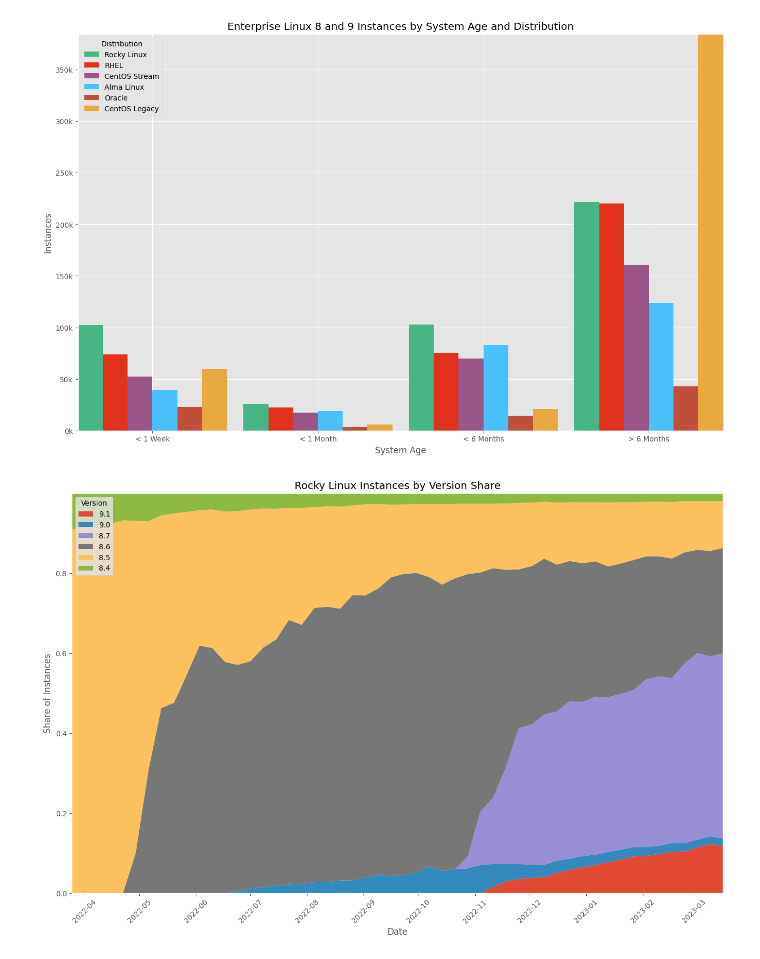
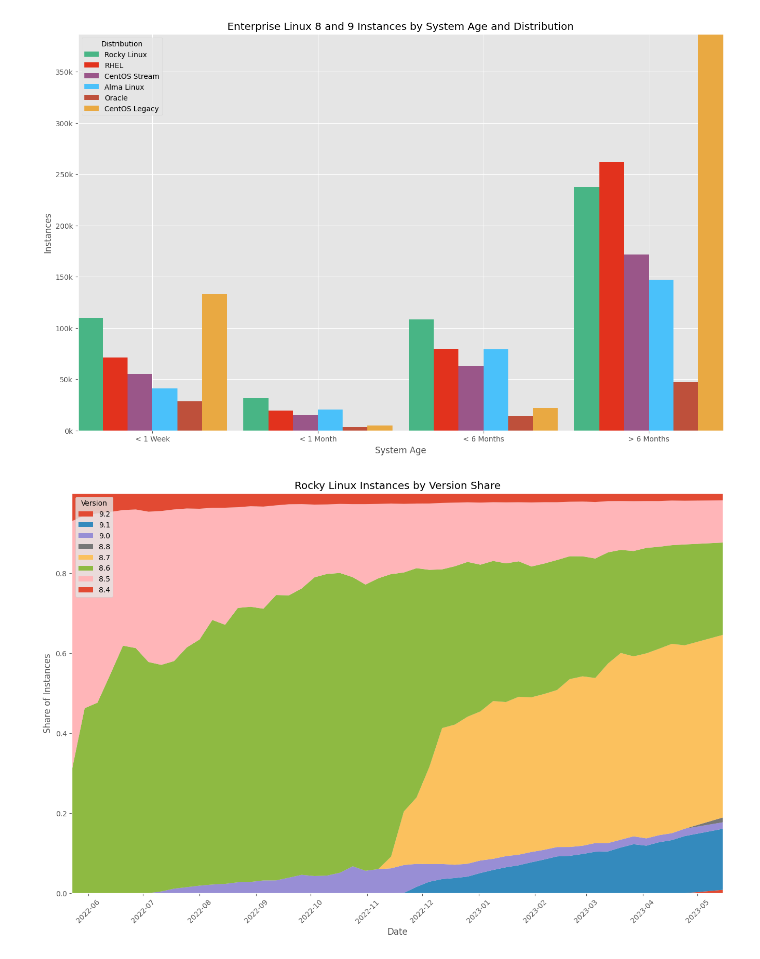
Before and after one commit to brianclemens/rocky-stats, a Jupyter notebook: epel.ipynb, the cells around one changed output. Cells and saved outputs as stored; diff of their text form; code cells hidden in the pictures.

```diff
--- a/epel.ipynb
+++ b/epel.ipynb
@@ -31,22 +30,19 @@ labels = {'AlmaLinux':'AlmaLinux', 'CentOS Linux':'CentOS Legacy', 'CentOS Strea
 # %%
 # Data import and preprocessing
 
-epel_dataframe = pd.read_csv(archivedir + '2023-04-13/epel.csv')
-
-# Drop data covered by new data
-epel_dataframe = epel_dataframe.drop(epel_dataframe[epel_dataframe['week_end'] > '2023-01-01'].index)
-
-# Concatenate new data
-epel_dataframe = pd.concat([epel_dataframe, pd.read_csv(datadir + 'epel.csv')])
+epel_dataframe = pd.read_csv(datadir + 'epel.csv')
 
 epel_dataframe['week_end'] = pd.to_datetime(epel_dataframe['week_end'])
 epel_dataframe['week_start'] = pd.to_datetime(epel_dataframe['week_start'])
 
-# Data errors:
+# Remove egregious data errors:
 
-# There's a very obvious misconfiguration or manipulation in the data, where
-# almost half a million RHEL boxes appear out of nowhere for one week.
+# Half a million age group 3 RHEL boxes blip in and out of existence here:
 epel_dataframe = epel_dataframe.drop(index=462163)
+
+# All distros drop to near nothing at these dates:
+epel_dataframe = epel_dataframe.drop(epel_dataframe[epel_dataframe['week_end'] == '2023-05-07'].index)
+epel_dataframe = epel_dataframe.drop(epel_dataframe[epel_dataframe['week_end'] == '2023-05-14'].index)
 # %%
 # Enterprise Linux Instances by Distribution Share
 df = epel_dataframe
@@ -440,30 +436,30 @@ plt.legend(title='Distribution', loc='upper left')
 plt.margins(0, tight=True)
 plt.savefig(workdir + 'el_by_age_distro_bars.png', bbox_inches='tight')
 # %% [output]
-[figure, old version]
+[figure, new version]
 # %%
 # Rocky Linux Instances by Version Share
 
 df = epel_dataframe
 df = df[(df['repo_tag'].isin(['epel-8', 'epel-9'])) & (df['os_name'] == 'Rocky Linux') & (df['week_end'] > startdate)]
 pt = pd.pivot_table(df, values='hits', index='week_end', columns='os_version', fill_value=0, aggfunc=np.sum)
 
 pt['total'] = pt.sum(numeric_only = True, axis = 1)
 
 plt.style.use(plotstyle)
 fig = plt.figure(figsize=(figx, figy))
 ax = fig.add_subplot()
-ax.stackplot(pt.index, pt['9.1']/pt['total'], pt['9.0']/pt['total'], pt['8.7']/pt['total'], pt['8.6']/pt['total'], pt['8.5']/pt['total'], pt['8.4']/pt['total'], \
-             labels=['9.1', '9.0', '8.7', '8.6', '8.5', '8.4'])
+ax.stackplot(pt.index, pt['9.2']/pt['total'], pt['9.1']/pt['total'], pt['9.0']/pt['total'], pt['8.8']/pt['total'], pt['8.7']/pt['total'], pt['8.6']/pt['total'], pt['8.5']/pt['total'], pt['8.4']/pt['total'], \
+             labels=['9.2', '9.1', '9.0', '8.8', '8.7', '8.6', '8.5', '8.4'])
 
 ax.xaxis.set_major_locator(mdates.RRuleLocator(mdates.rrulewrapper(mdates.MONTHLY)))
 
 plt.title('Rocky Linux Instances by Version Share')
 plt.xlabel('Date')
 plt.xticks(rotation=45)
 plt.ylabel('Share of Instances')
 plt.legend(loc='upper left', title='Version')
 plt.margins(0, tight=True)
 plt.savefig(workdir + 'rocky_by_version_share_area.png', bbox_inches='tight')
 # %% [output]
-[figure, old version]
+[figure, new version]
```
Also changed, not shown: parts of 12 cells of this notebook, 15 other files.
